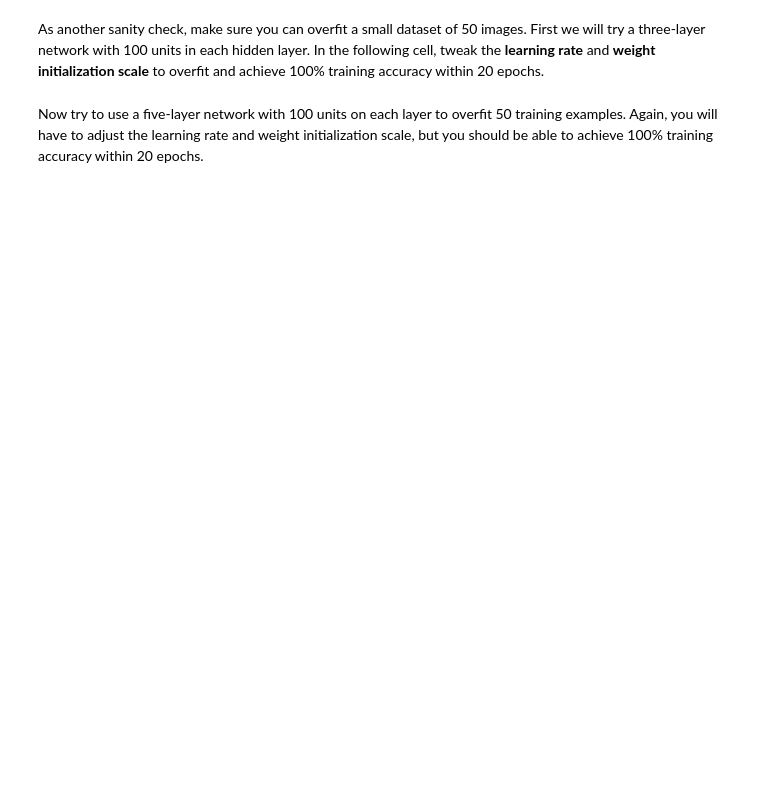
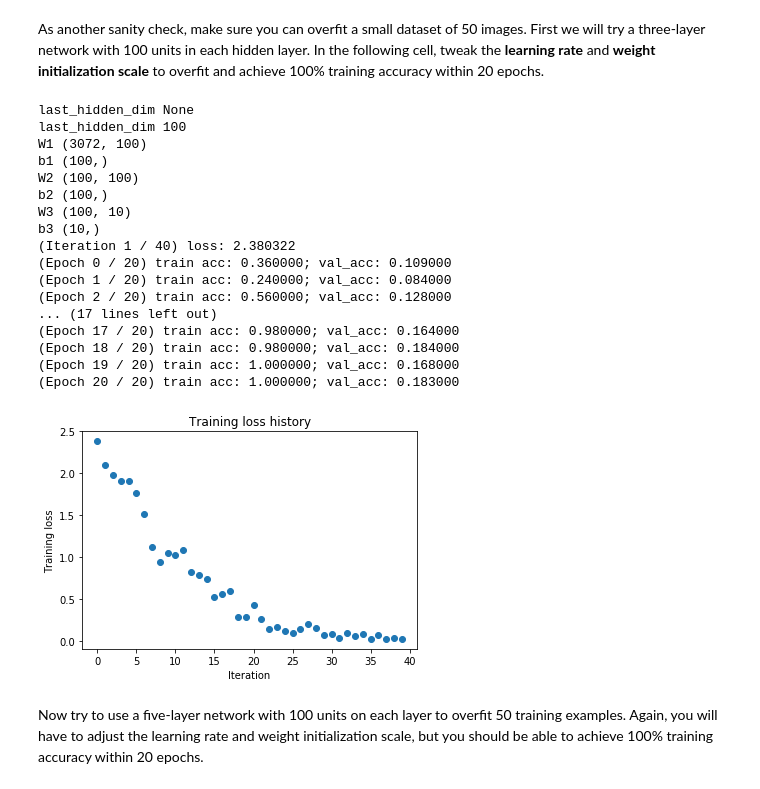
Before and after one commit to octaviangrozman/stanford-deep-learning, a Jupyter notebook: assignment2/FullyConnectedNets.ipynb, the cells around one changed output. Saved outputs shown, nothing was run; the diff lists cells and outputs as text; code cells hidden in the pictures; blank space fills up the shorter version.

```diff
--- a/assignment2/FullyConnectedNets.ipynb
+++ b/assignment2/FullyConnectedNets.ipynb
@@ -450,33 +472,52 @@ As another sanity check, make sure you can overfit a small dataset of 50 images.
 # %%
 # TODO: Use a three-layer Net to overfit 50 training examples by
 # tweaking just the learning rate and initialization scale.
 
 num_train = 50
 small_data = {
   'X_train': data['X_train'][:num_train],
   'y_train': data['y_train'][:num_train],
   'X_val': data['X_val'],
   'y_val': data['y_val'],
 }
 
 weight_scale = 1e-2   # Experiment with this!
-learning_rate = 1e-4  # Experiment with this!
+learning_rate = 1e-2  # Experiment with this!
 model = FullyConnectedNet([100, 100],
               weight_scale=weight_scale, dtype=np.float64)
 solver = Solver(model, small_data,
                 print_every=10, num_epochs=20, batch_size=25,
                 update_rule='sgd',
                 optim_config={
                   'learning_rate': learning_rate,
                 }
          )
 solver.train()
 
 plt.plot(solver.loss_history, 'o')
 plt.title('Training loss history')
 plt.xlabel('Iteration')
 plt.ylabel('Training loss')
 plt.show()
+# %% [output]
+last_hidden_dim None
+last_hidden_dim 100
+W1 (3072, 100)
+b1 (100,)
+W2 (100, 100)
+b2 (100,)
+W3 (100, 10)
+b3 (10,)
+(Iteration 1 / 40) loss: 2.380322
+(Epoch 0 / 20) train acc: 0.360000; val_acc: 0.109000
+(Epoch 1 / 20) train acc: 0.240000; val_acc: 0.084000
+(Epoch 2 / 20) train acc: 0.560000; val_acc: 0.128000
+... (17 lines left out)
+(Epoch 17 / 20) train acc: 0.980000; val_acc: 0.164000
+(Epoch 18 / 20) train acc: 0.980000; val_acc: 0.184000
+(Epoch 19 / 20) train acc: 1.000000; val_acc: 0.168000
+(Epoch 20 / 20) train acc: 1.000000; val_acc: 0.183000
+[figure, added]
 # %% [markdown]
 Now try to use a five-layer network with 100 units on each layer to overfit 50 training examples. Again, you will have to adjust the learning rate and weight initialization scale, but you should be able to achieve 100% training accuracy within 20 epochs.
 # %%
```
Also changed, not shown: parts of 3 cells of this notebook.
